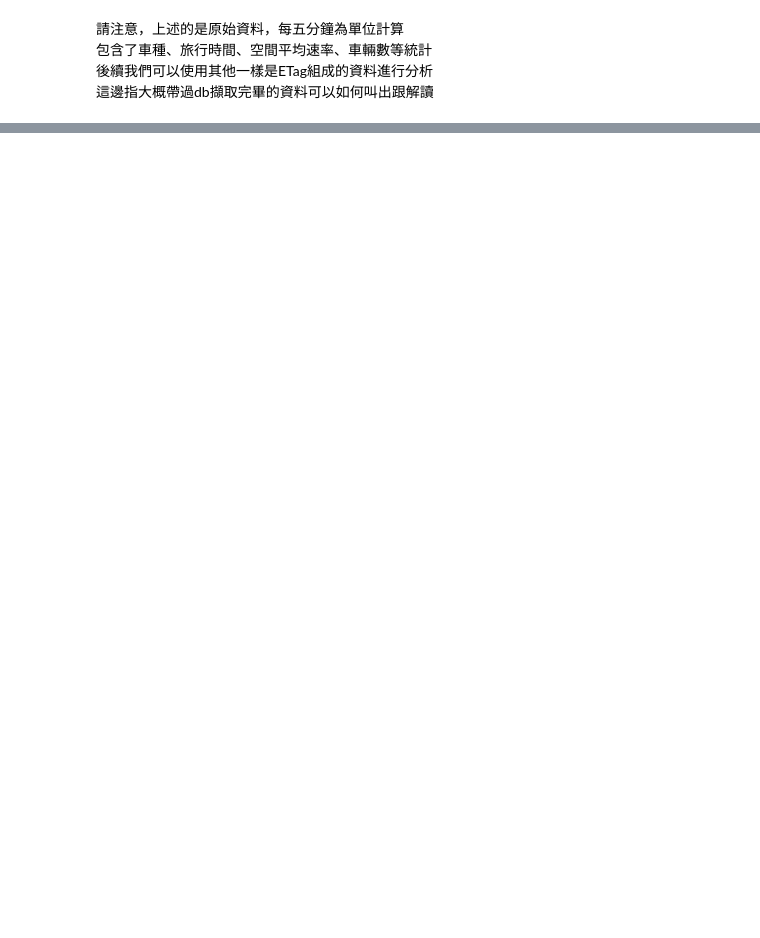
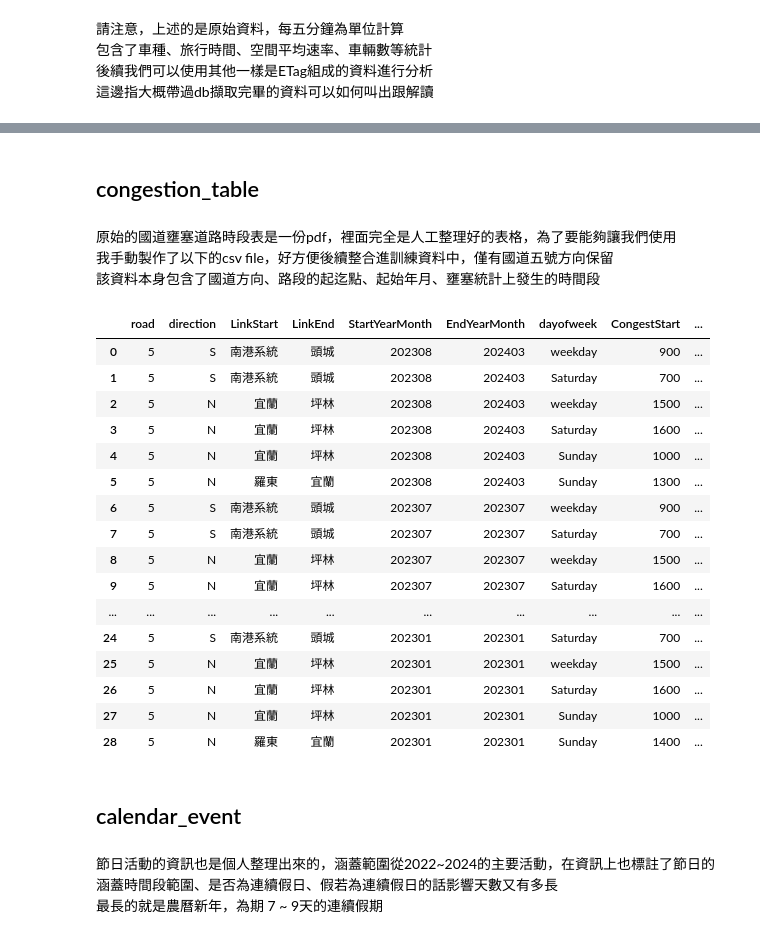
Before and after one commit to willim9313/Taiwan_Freeway5_TravelTime_Prediction, a Jupyter notebook: notebooks/eda_1st_all.ipynb, the cells around one changed output, grey strips where cells are left out. Saved outputs shown, nothing was run; the diff lists cells and outputs as text; code cells hidden in the pictures; blank space fills up the shorter version.

```diff
--- a/notebooks/eda_1st_all.ipynb
+++ b/notebooks/eda_1st_all.ipynb
@@ -411,0 +432,33 @@ section.query('RoadID == "000050" and RoadDirection == "N"').to_csv('hw5_section
+# %% [markdown]
+## congestion_table
+# %% [markdown]
+原始的國道壅塞道路時段表是一份pdf，裡面完全是人工整理好的表格，為了要能夠讓我們使用
+我手動製作了以下的csv file，好方便後續整合進訓練資料中，僅有國道五號方向保留
+該資料本身包含了國道方向、路段的起迄點、起始年月、壅塞統計上發生的時間段
+# %%
+congestion_df = pd.read_csv('../data/cleaned/congestion_table.csv')
+# %%
+congestion_df
+# %% [output]
+|  | road | direction | LinkStart | LinkEnd | StartYearMonth | EndYearMonth | dayofweek | CongestStart | ... |
+| 0 | 5 | S | 南港系統 | 頭城 | 202308 | 202403 | weekday | 900 | ... |
+| 1 | 5 | S | 南港系統 | 頭城 | 202308 | 202403 | Saturday | 700 | ... |
+| 2 | 5 | N | 宜蘭 | 坪林 | 202308 | 202403 | weekday | 1500 | ... |
+| 3 | 5 | N | 宜蘭 | 坪林 | 202308 | 202403 | Saturday | 1600 | ... |
+| 4 | 5 | N | 宜蘭 | 坪林 | 202308 | 202403 | Sunday | 1000 | ... |
+| 5 | 5 | N | 羅東 | 宜蘭 | 202308 | 202403 | Sunday | 1300 | ... |
+| 6 | 5 | S | 南港系統 | 頭城 | 202307 | 202307 | weekday | 900 | ... |
+| 7 | 5 | S | 南港系統 | 頭城 | 202307 | 202307 | Saturday | 700 | ... |
+| 8 | 5 | N | 宜蘭 | 坪林 | 202307 | 202307 | weekday | 1500 | ... |
+| 9 | 5 | N | 宜蘭 | 坪林 | 202307 | 202307 | Saturday | 1600 | ... |
+| ... | ... | ... | ... | ... | ... | ... | ... | ... | ... |
+| 24 | 5 | S | 南港系統 | 頭城 | 202301 | 202301 | Saturday | 700 | ... |
+| 25 | 5 | N | 宜蘭 | 坪林 | 202301 | 202301 | weekday | 1500 | ... |
+| 26 | 5 | N | 宜蘭 | 坪林 | 202301 | 202301 | Saturday | 1600 | ... |
+| 27 | 5 | N | 宜蘭 | 坪林 | 202301 | 202301 | Sunday | 1000 | ... |
+| 28 | 5 | N | 羅東 | 宜蘭 | 202301 | 202301 | Sunday | 1400 | ... |
+# %% [markdown]
+## calendar_event
+# %% [markdown]
+節日活動的資訊也是個人整理出來的，涵蓋範圍從2022~2024的主要活動，在資訊上也標註了節日的涵蓋時間段範圍、是否為連續假日、假若為連續假日的話影響天數又有多長
+最長的就是農曆新年，為期 7 ~ 9天的連續假期
```
Also changed, not shown: parts of 68 cells of this notebook, 1 other file.
